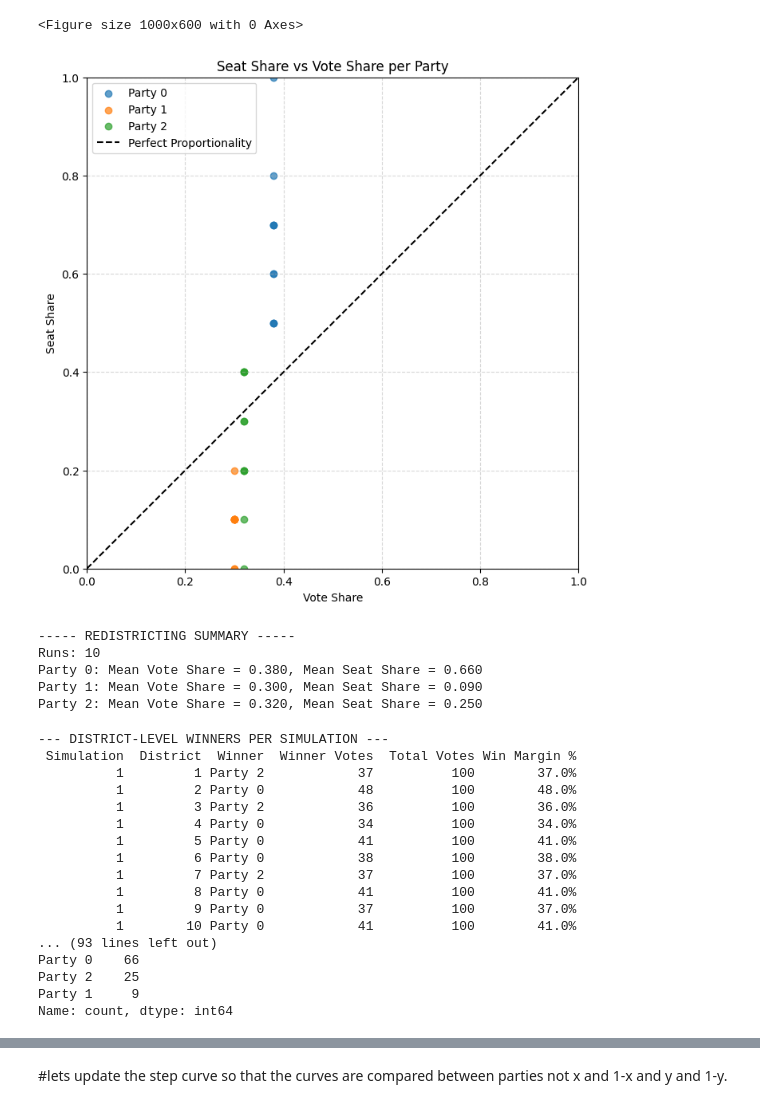
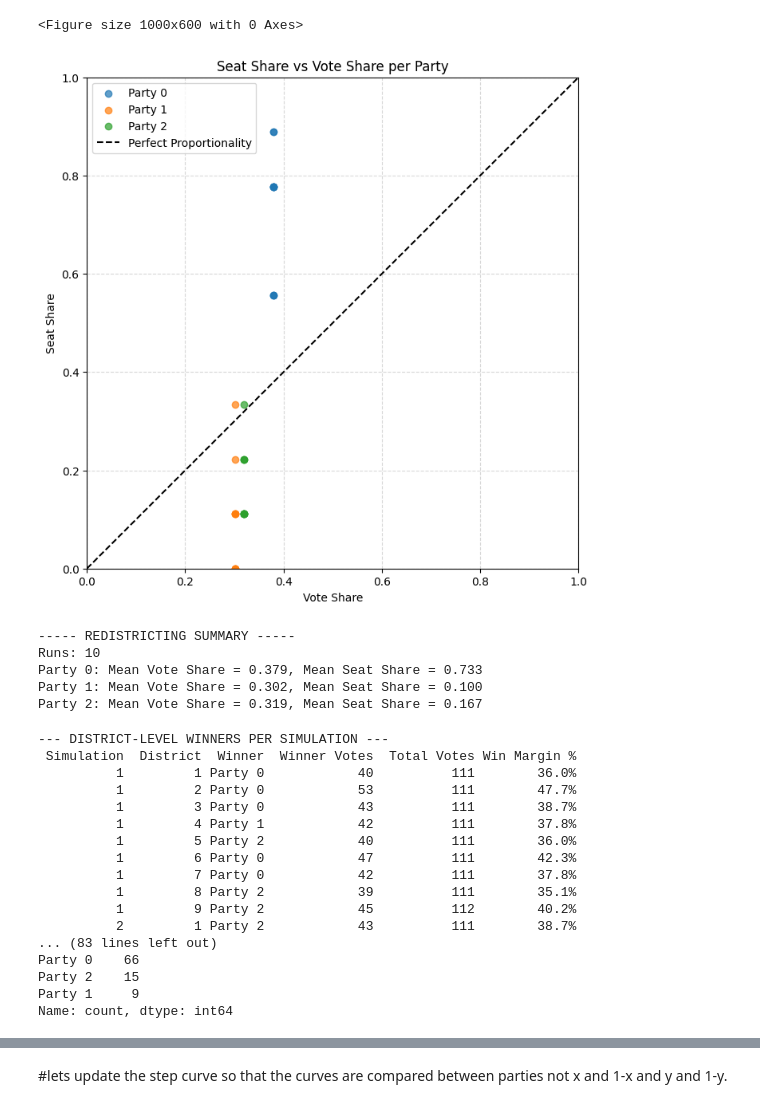
Before and after one commit to CarlLienert/SeniorCapstone, a Jupyter notebook: sim_6000NEW.ipynb, the cells around one changed output, grey strips where cells are left out. Cells and saved outputs as stored; diff of their text form; code cells hidden in the pictures.

```diff
--- a/sim_6000NEW.ipynb
+++ b/sim_6000NEW.ipynb
@@ -1,12 +9,4 @@
 # %%
-import numpy as np
-import matplotlib.pyplot as plt
-from scipy.spatial import cKDTree
-import copy
-import math
-
-
-
 # ------------------------
 # PARAMETERS
 # ------------------------
@@ -14,13 +14,13 @@ WIDTH = 380
 HEIGHT = 280
 NUM_VOTERS = 1000       # Can change
 NUM_PARTIES = 3       # Can change
-NUM_DISTRICTS = 10
+NUM_DISTRICTS = 9
 VOTERS_PER_DISTRICT = NUM_VOTERS // NUM_DISTRICTS
 NUM_RUNS = 10           # Number of redistricting simulations
 
-NUM_CITIES = 5
-CITY_INTENSITY = (5, 12)
-CITY_SPREAD = (10, 30)
+NUM_CITIES = 8
+CITY_INTENSITY = (5, 25)
+CITY_SPREAD = (20, 60)
 
 np.random.seed(1)
 
@@ -529,42 +529,40 @@ plt.figure(figsize=(8,8))
 for party in PARTY_IDS:
     vote_shares = [run[party] for run in all_pr_vote_shares]
     seat_shares = [run[party] for run in all_pr_seat_shares]
     plt.scatter(vote_shares, seat_shares, alpha=0.7, label=party)
 
 plt.plot([0,1],[0,1], linestyle='--', color='black', label='Perfect Proportionality')
 plt.xlabel("Vote Share")
 plt.ylabel("Seat Share")
 plt.title("Seat Share vs Vote Share per Party")
 plt.xlim(0,1)
 plt.ylim(0,1)
 plt.gca().set_aspect('equal', adjustable='box')
 plt.legend()
 plt.grid(True, linestyle="--", alpha=0.5)
 plt.show()
 
 # ------------------------
 # SUMMARY
 # ------------------------
 print("\n----- REDISTRICTING SUMMARY -----")
 print("Runs:", NUM_RUNS)
 if NUM_PARTIES == 2:
     print("Mean Efficiency Gap:", np.nanmean(all_efficiency_gaps))
     print("Std Efficiency Gap:", np.nanstd(all_efficiency_gaps))
 for party in PARTY_IDS:
     mean_vote = np.mean([run[party] for run in all_pr_vote_shares])
     mean_seat = np.mean([run[party] for run in all_pr_seat_shares])
     print(f"{party}: Mean Vote Share = {mean_vote:.3f}, Mean Seat Share = {mean_seat:.3f}")
 # %% [output]
 <Figure size 1000x600 with 0 Axes>
-[figure, old version]
+[figure, new version]
 ----- REDISTRICTING SUMMARY -----
 Runs: 10
-Party 0: Mean Vote Share = 0.380, Mean Seat Share = 0.660
-Party 1: Mean Vote Share = 0.300, Mean Seat Share = 0.090
-Party 2: Mean Vote Share = 0.320, Mean Seat Share = 0.250
+Party 0: Mean Vote Share = 0.379, Mean Seat Share = 0.733
+Party 1: Mean Vote Share = 0.302, Mean Seat Share = 0.100
+Party 2: Mean Vote Share = 0.319, Mean Seat Share = 0.167
 # %%
-import pandas as pd
-
 # ------------------------------------------------------------
 # GENERATE DETAILED DISTRICT-BY-DISTRICT WINNER TABLE
 # ------------------------------------------------------------
@@ -606,19 +604,19 @@ print(df_detailed['Winner'].value_counts())
 # %% [output]
 --- DISTRICT-LEVEL WINNERS PER SIMULATION ---
  Simulation  District  Winner  Winner Votes  Total Votes Win Margin %
-          1         1 Party 2            37          100        37.0%
-          1         2 Party 0            48          100        48.0%
-          1         3 Party 2            36          100        36.0%
-          1         4 Party 0            34          100        34.0%
-          1         5 Party 0            41          100        41.0%
-          1         6 Party 0            38          100        38.0%
-          1         7 Party 2            37          100        37.0%
-          1         8 Party 0            41          100        41.0%
-          1         9 Party 0            37          100        37.0%
-          1        10 Party 0            41          100        41.0%
-... (93 lines left out)
+          1         1 Party 0            40          111        36.0%
+          1         2 Party 0            53          111        47.7%
+          1         3 Party 0            43          111        38.7%
+          1         4 Party 1            42          111        37.8%
+          1         5 Party 2            40          111        36.0%
+          1         6 Party 0            47          111        42.3%
+          1         7 Party 0            42          111        37.8%
+          1         8 Party 2            39          111        35.1%
+          1         9 Party 2            45          112        40.2%
+          2         1 Party 2            43          111        38.7%
+... (83 lines left out)
 Party 0    66
-Party 2    25
+Party 2    15
 Party 1     9
 Name: count, dtype: int64
 # %%
```
Also changed, not shown: parts of 12 cells of this notebook, 1 other file.
